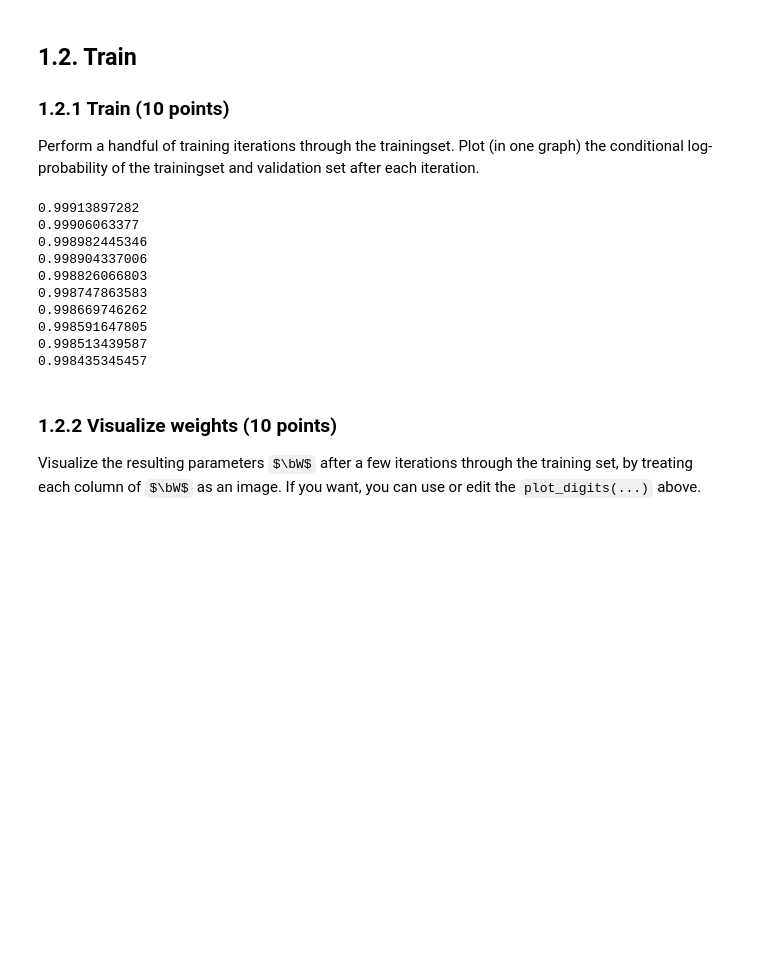
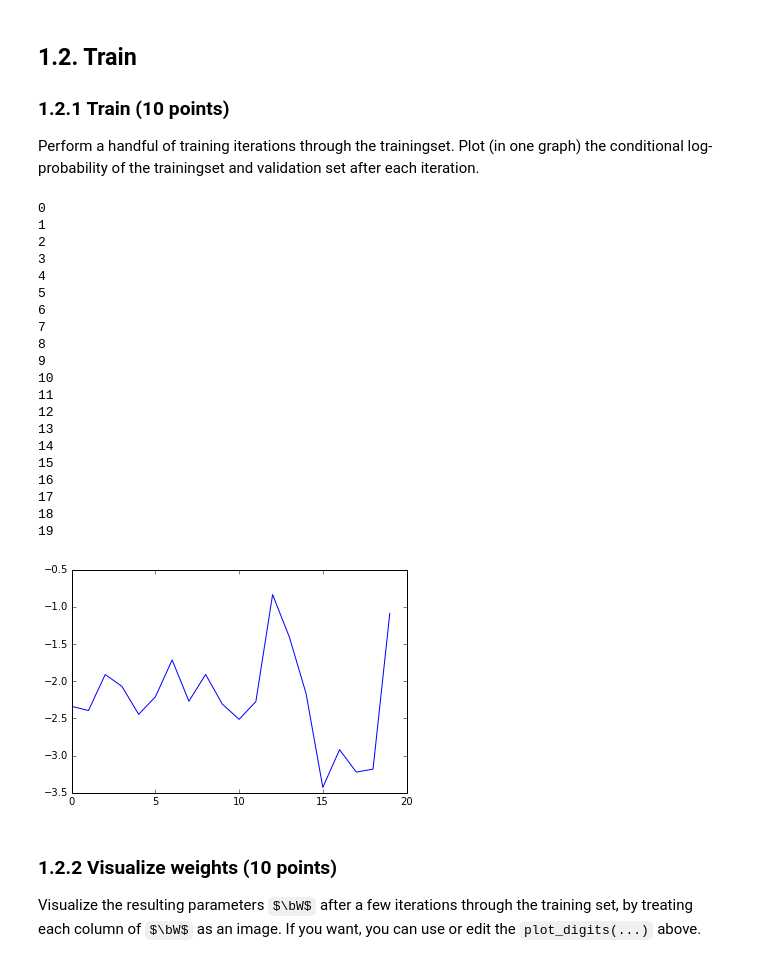
Before and after one commit to erikvanegmond/ml1-2015-lab2, a Jupyter notebook: Lab2.ipynb, the cells around one changed output. Cells and saved outputs as stored; diff of their text form; code cells hidden in the pictures; some formulas as TeX source; blank space fills up the shorter version.

```diff
--- a/Lab2.ipynb
+++ b/Lab2.ipynb
@@ -204,11 +204,11 @@ def logreg_gradient(x,t,w,b):
     delta_q[t] +=1
     nabla_W = delta_q.T * x
     nabla_b = delta_q
-    return (nabla_W, nabla_b)
+    return nabla_W, nabla_b, log_p
 
 W = np.ones((784, 10))
 b = np.ones(10)
-nabla_W, nabla_b = logreg_gradient(x_train[1], t_train[1], W, b)
+nabla_W, nabla_b, _ = logreg_gradient(x_train[0], t_train[0], W, b)
 print nabla_W
 print nabla_b
 # %% [output]
@@ -239,16 +239,17 @@ def sgd_iter(x_train, t_train, w, b):
     learn_rate = 1e-4
     b = b.reshape((-1, 1))
     perm = np.random.permutation(x_train.shape[0])
+    print perm
     for i in perm:
-        nabla_W, nabla_b = logreg_gradient(x_train[i], t_train[i], w, b)
+        nabla_W, nabla_b, log_p = logreg_gradient(x_train[i], t_train[i], w, b)
         w += nabla_W * learn_rate
         b += nabla_b * learn_rate
 
-    return w, b
+    return w, b, log_p
 
 W = np.ones((784, 10))
 b = np.ones(10)
 for i in range(10):
-    w, b = sgd_iter(x_train[:10], t_train[:10], W, b)
+    w, b, _ = sgd_iter(x_train[:11], t_train[:11], W, b)
     print np.min(w)
 # %% [output]
@@ -267,21 +278,37 @@ for i in range(10):
 
 ### 1.2.1 Train (10 points)
 Perform a handful of training iterations through the trainingset. Plot (in one graph) the conditional log-probability of the trainingset and validation set after each iteration.
-# %%
-for i in range(10):
-    w, b = sgd_iter(x_train[:10], t_train[:10], W, b)
-    print np.min(w)
-# %% [output]
-0.99913897282
-0.99906063377
-0.998982445346
-0.998904337006
-0.998826066803
-0.998747863583
-0.998669746262
-0.998591647805
-0.998513439587
-0.998435345457
+# %%
+plot_list = []
+for i in range(20):
+    print i
+    w, b, log_p = sgd_iter(x_train[:1000], t_train[:1000], W, b)
+    plot_list.append(log_p[0])
+
+plt.plot(plot_list)
+plt.show()
+# %% [output]
+0
+1
+2
+3
+4
+5
+6
+7
+8
+9
+10
+11
+12
+13
+14
+15
+16
+17
+18
+19
+[figure, added]
 # %% [markdown]
 ### 1.2.2 Visualize weights (10 points)
 Visualize the resulting parameters $\bW$ after a few iterations through the training set, by treating each column of $\bW$ as an image. If you want, you can use or edit the `plot_digits(...)` above.
```
Also changed, not shown: parts of 2 cells of this notebook.
